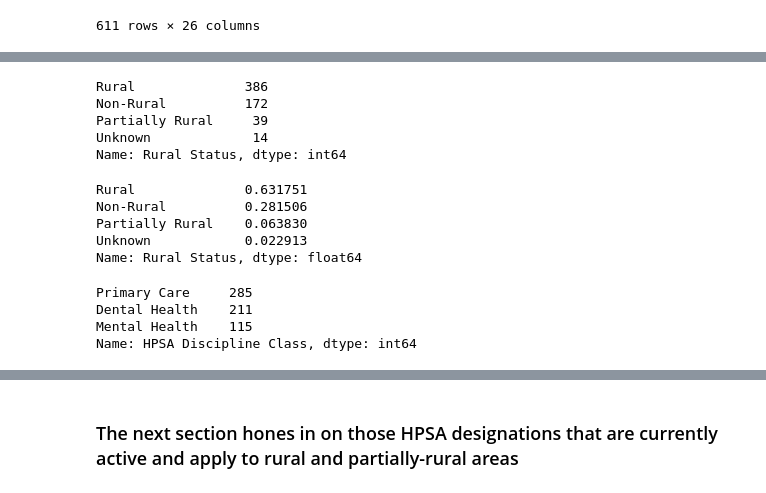
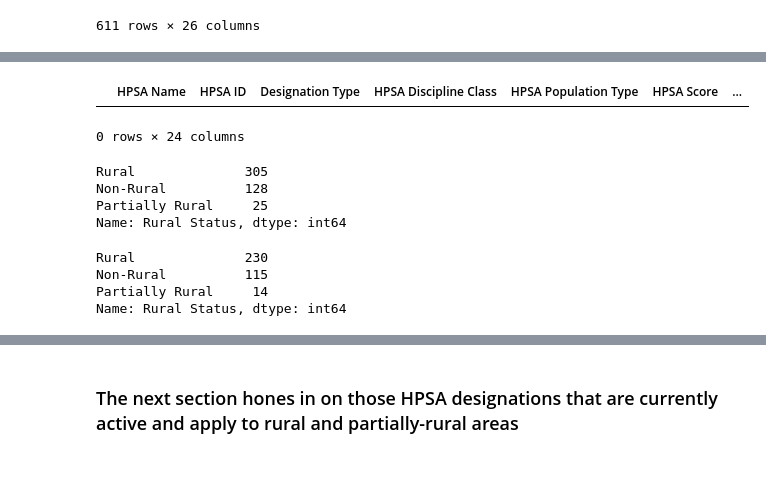
Before and after one commit to MWeissSharp/tn-rural-health-data, a Jupyter notebook: notebooks/hrsa_hpsa.ipynb, the cells around one changed output, grey strips where cells are left out. Cells and saved outputs as stored; diff of their text form; code cells hidden in the pictures.

```diff
--- a/notebooks/hrsa_hpsa.ipynb
+++ b/notebooks/hrsa_hpsa.ipynb
@@ -66,9 +128,21 @@ tn_hpsa
+# %%
+tn_hpsa_active.loc[tn_hpsa_active['County'].isna()]
+# %% [output]
+|  | HPSA Name | HPSA ID | Designation Type | HPSA Discipline Class | HPSA Population Type | HPSA Score | ... |
+0 rows × 24 columns
+# %%
+tn_hpsa_active['Rural Status'] = tn_hpsa_active['County'].map(county_rural_dict)
+tn_hpsa_active['Rural Status'].value_counts()
+# %% [output]
+Rural              305
+Non-Rural          128
+Partially Rural     25
+Name: Rural Status, dtype: int64
 # %%
 #the duplicated statement is accounting for those multi-county HPSAs that I exploded out into multiple rows
-tn_hpsa.loc[~tn_hpsa.duplicated(['HPSA ID'])]['Rural Status'].value_counts()
+tn_hpsa_active.loc[~tn_hpsa_active.duplicated(['HPSA ID'])]['Rural Status'].value_counts()
 # %% [output]
-Rural              386
-Non-Rural          172
-Partially Rural     39
-Unknown             14
+Rural              230
+Non-Rural          115
+Partially Rural     14
 Name: Rural Status, dtype: int64
@@ -75,16 +151,5 @@ Name: Rural Status, dtype: int64
 # %%
-tn_hpsa.loc[~tn_hpsa.duplicated(['HPSA ID'])]['Rural Status'].value_counts(normalize=True)
+tn_hpsa_active.loc[~tn_hpsa_active.duplicated(['HPSA ID'])]['Rural Status'].value_counts(normalize=True)
-# %% [output]
-Rural              0.631751
-Non-Rural          0.281506
-Partially Rural    0.063830
-Unknown            0.022913
-Name: Rural Status, dtype: float64
 # %%
-tn_hpsa.loc[~tn_hpsa.duplicated(['HPSA ID'])]['HPSA Discipline Class'].value_counts()
+tn_hpsa_active.loc[~tn_hpsa_active.duplicated(['HPSA ID'])]['HPSA Discipline Class'].value_counts()
-# %% [output]
-Primary Care     285
-Dental Health    211
-Mental Health    115
-Name: HPSA Discipline Class, dtype: int64
 # %%
```
Also changed, not shown: parts of 44 cells of this notebook, 4 other files.
